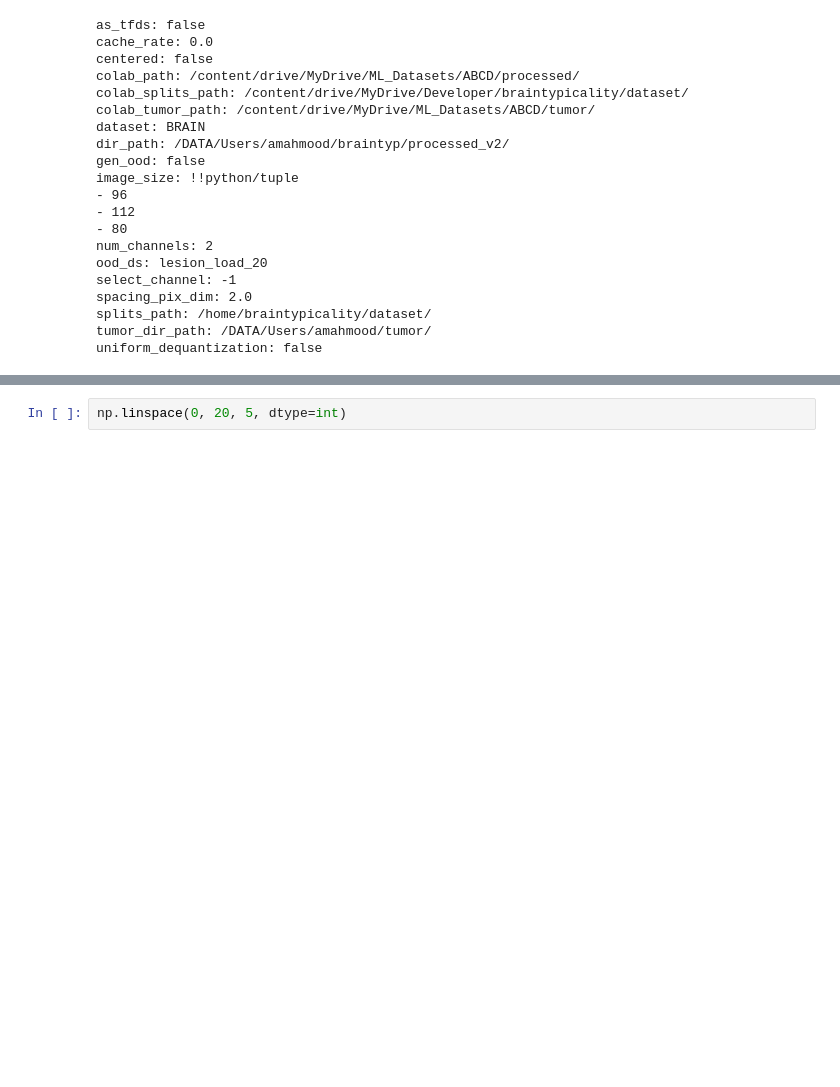
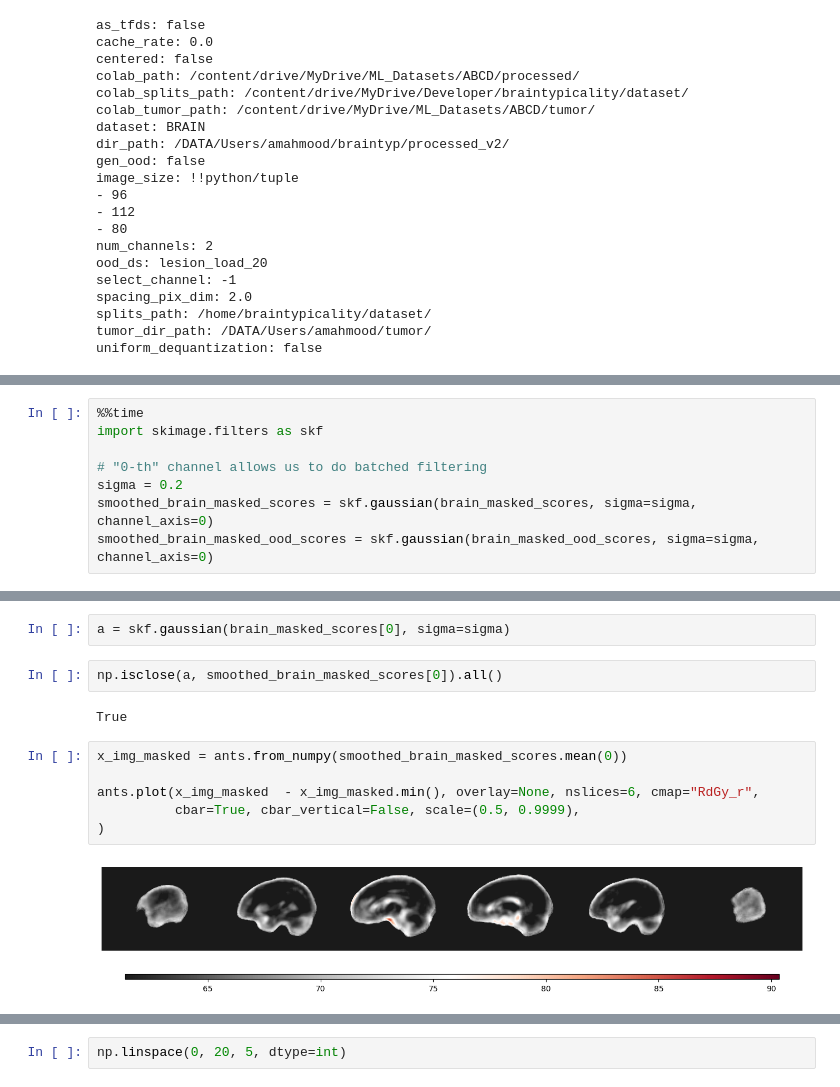
Before and after one commit to ahsanMah/braintypicality, a Jupyter notebook: notebooks/flow_eval.ipynb, the cells around one changed output, grey strips where cells are left out. Drawn from its saved outputs; the diff is of its cells as text; blank space fills up the shorter version.

```diff
--- a/notebooks/flow_eval.ipynb
+++ b/notebooks/flow_eval.ipynb
@@ -891,0 +179,8 @@ def plot_normalized_slices(
+# %%
+%%time
+import skimage.filters as skf
+
+# "0-th" channel allows us to do batched filtering
+sigma = 0.2
+smoothed_brain_masked_scores = skf.gaussian(brain_masked_scores, sigma=sigma, channel_axis=0)
+smoothed_brain_masked_ood_scores = skf.gaussian(brain_masked_ood_scores, sigma=sigma, channel_axis=0)
@@ -891,0 +190,14 @@ def plot_normalized_slices(
+# %%
+a = skf.gaussian(brain_masked_scores[0], sigma=sigma)
+# %%
+np.isclose(a, smoothed_brain_masked_scores[0]).all()
+# %% [output]
+True
+# %%
+x_img_masked = ants.from_numpy(smoothed_brain_masked_scores.mean(0))
+
+ants.plot(x_img_masked  - x_img_masked.min(), overlay=None, nslices=6, cmap="RdGy_r",
+          cbar=True, cbar_vertical=False, scale=(0.5, 0.9999),
+)
+# %% [output]
+[figure, added]
```
Also changed, not shown: parts of 87 cells of this notebook.
